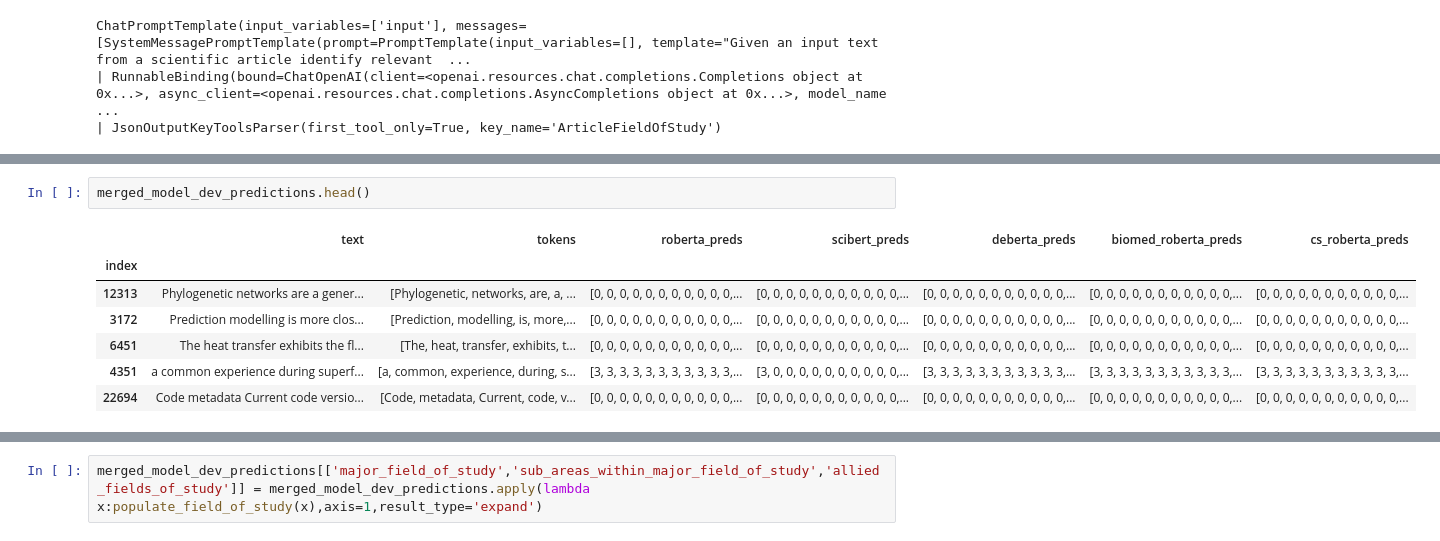
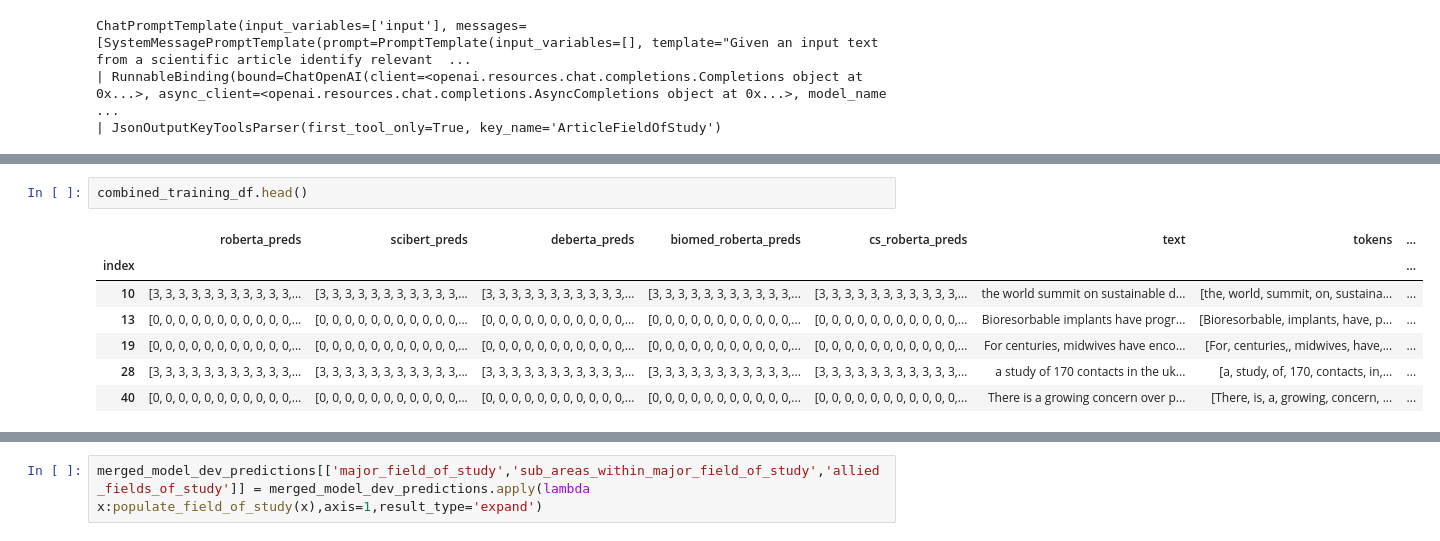
Before and after one commit to pradeepmohansml/dagpap24-submission, a Jupyter notebook: notebooks/baseline_models_comparison-llm-boost.ipynb, the cells around one changed output, grey strips where cells are left out. Drawn from its saved outputs; the diff is of its cells as text.

Commit message:
files updated after generating GPT FOS classes

```diff
--- a/notebooks/baseline_models_comparison-llm-boost.ipynb
+++ b/notebooks/baseline_models_comparison-llm-boost.ipynb
@@ -220,13 +161,13 @@ Wall time: 1min 36s
-# %%
-merged_model_dev_predictions.head()
-# %% [output]
-|  | text | tokens | roberta_preds | scibert_preds | deberta_preds | biomed_roberta_preds | cs_roberta_preds |
-| index |  |  |  |  |  |  |  |
-| 12313 | Phylogenetic networks are a gener... | [Phylogenetic, networks, are, a, ... | [0, 0, 0, 0, 0, 0, 0, 0, 0, 0, 0,... | [0, 0, 0, 0, 0, 0, 0, 0, 0, 0, 0,... | [0, 0, 0, 0, 0, 0, 0, 0, 0, 0, 0,... | [0, 0, 0, 0, 0, 0, 0, 0, 0, 0, 0,... | [0, 0, 0, 0, 0, 0, 0, 0, 0, 0, 0,... |
-| 3172 | Prediction modelling is more clos... | [Prediction, modelling, is, more,... | [0, 0, 0, 0, 0, 0, 0, 0, 0, 0, 0,... | [0, 0, 0, 0, 0, 0, 0, 0, 0, 0, 0,... | [0, 0, 0, 0, 0, 0, 0, 0, 0, 0, 0,... | [0, 0, 0, 0, 0, 0, 0, 0, 0, 0, 0,... | [0, 0, 0, 0, 0, 0, 0, 0, 0, 0, 0,... |
-| 6451 | The heat transfer exhibits the fl... | [The, heat, transfer, exhibits, t... | [0, 0, 0, 0, 0, 0, 0, 0, 0, 0, 0,... | [0, 0, 0, 0, 0, 0, 0, 0, 0, 0, 0,... | [0, 0, 0, 0, 0, 0, 0, 0, 0, 0, 0,... | [0, 0, 0, 0, 0, 0, 0, 0, 0, 0, 0,... | [0, 0, 0, 0, 0, 0, 0, 0, 0, 0, 0,... |
-| 4351 | a common experience during superf... | [a, common, experience, during, s... | [3, 3, 3, 3, 3, 3, 3, 3, 3, 3, 3,... | [3, 0, 0, 0, 0, 0, 0, 0, 0, 0, 0,... | [3, 3, 3, 3, 3, 3, 3, 3, 3, 3, 3,... | [3, 3, 3, 3, 3, 3, 3, 3, 3, 3, 3,... | [3, 3, 3, 3, 3, 3, 3, 3, 3, 3, 3,... |
-| 22694 | Code metadata Current code versio... | [Code, metadata, Current, code, v... | [0, 0, 0, 0, 0, 0, 0, 0, 0, 0, 0,... | [0, 0, 0, 0, 0, 0, 0, 0, 0, 0, 0,... | [0, 0, 0, 0, 0, 0, 0, 0, 0, 0, 0,... | [0, 0, 0, 0, 0, 0, 0, 0, 0, 0, 0,... | [0, 0, 0, 0, 0, 0, 0, 0, 0, 0, 0,... |
+# %%
+combined_training_df.head()
+# %% [output]
+|  | roberta_preds | scibert_preds | deberta_preds | biomed_roberta_preds | cs_roberta_preds | text | tokens | ... |
+| index |  |  |  |  |  |  |  | ... |
+| 10 | [3, 3, 3, 3, 3, 3, 3, 3, 3, 3, 3,... | [3, 3, 3, 3, 3, 3, 3, 3, 3, 3, 3,... | [3, 3, 3, 3, 3, 3, 3, 3, 3, 3, 3,... | [3, 3, 3, 3, 3, 3, 3, 3, 3, 3, 3,... | [3, 3, 3, 3, 3, 3, 3, 3, 3, 3, 3,... | the world summit on sustainable d... | [the, world, summit, on, sustaina... | ... |
+| 13 | [0, 0, 0, 0, 0, 0, 0, 0, 0, 0, 0,... | [0, 0, 0, 0, 0, 0, 0, 0, 0, 0, 0,... | [0, 0, 0, 0, 0, 0, 0, 0, 0, 0, 0,... | [0, 0, 0, 0, 0, 0, 0, 0, 0, 0, 0,... | [0, 0, 0, 0, 0, 0, 0, 0, 0, 0, 0,... | Bioresorbable implants have progr... | [Bioresorbable, implants, have, p... | ... |
+| 19 | [0, 0, 0, 0, 0, 0, 0, 0, 0, 0, 0,... | [0, 0, 0, 0, 0, 0, 0, 0, 0, 0, 0,... | [0, 0, 0, 0, 0, 0, 0, 0, 0, 0, 0,... | [0, 0, 0, 0, 0, 0, 0, 0, 0, 0, 0,... | [0, 0, 0, 0, 0, 0, 0, 0, 0, 0, 0,... | For centuries, midwives have enco... | [For, centuries,, midwives, have,... | ... |
+| 28 | [3, 3, 3, 3, 3, 3, 3, 3, 3, 3, 3,... | [3, 3, 3, 3, 3, 3, 3, 3, 3, 3, 3,... | [3, 3, 3, 3, 3, 3, 3, 3, 3, 3, 3,... | [3, 3, 3, 3, 3, 3, 3, 3, 3, 3, 3,... | [3, 3, 3, 3, 3, 3, 3, 3, 3, 3, 3,... | a study of 170 contacts in the uk... | [a, study, of, 170, contacts, in,... | ... |
+| 40 | [0, 0, 0, 0, 0, 0, 0, 0, 0, 0, 0,... | [0, 0, 0, 0, 0, 0, 0, 0, 0, 0, 0,... | [0, 0, 0, 0, 0, 0, 0, 0, 0, 0, 0,... | [0, 0, 0, 0, 0, 0, 0, 0, 0, 0, 0,... | [0, 0, 0, 0, 0, 0, 0, 0, 0, 0, 0,... | There is a growing concern over p... | [There, is, a, growing, concern, ... | ... |
 # %%
 %%time
 #outputs = list(map(lambda x:x.invoke({"input":input_text}),structured_article_fos_chains))
```
Also changed, not shown: parts of 11 cells of this notebook, 2 other files.
